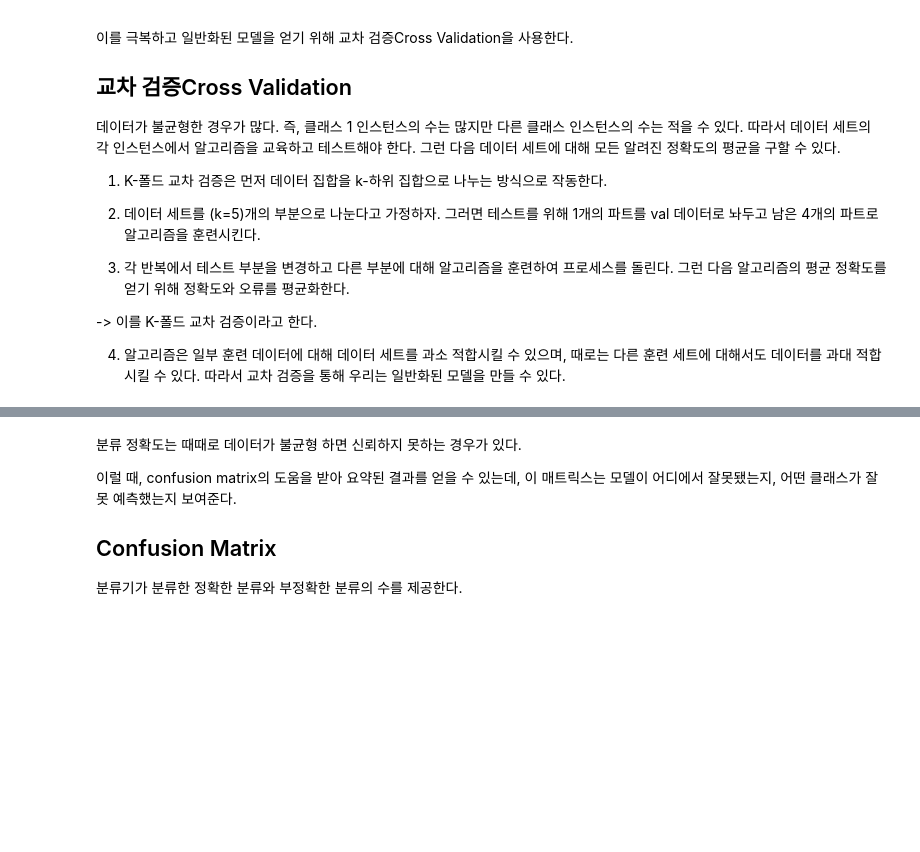
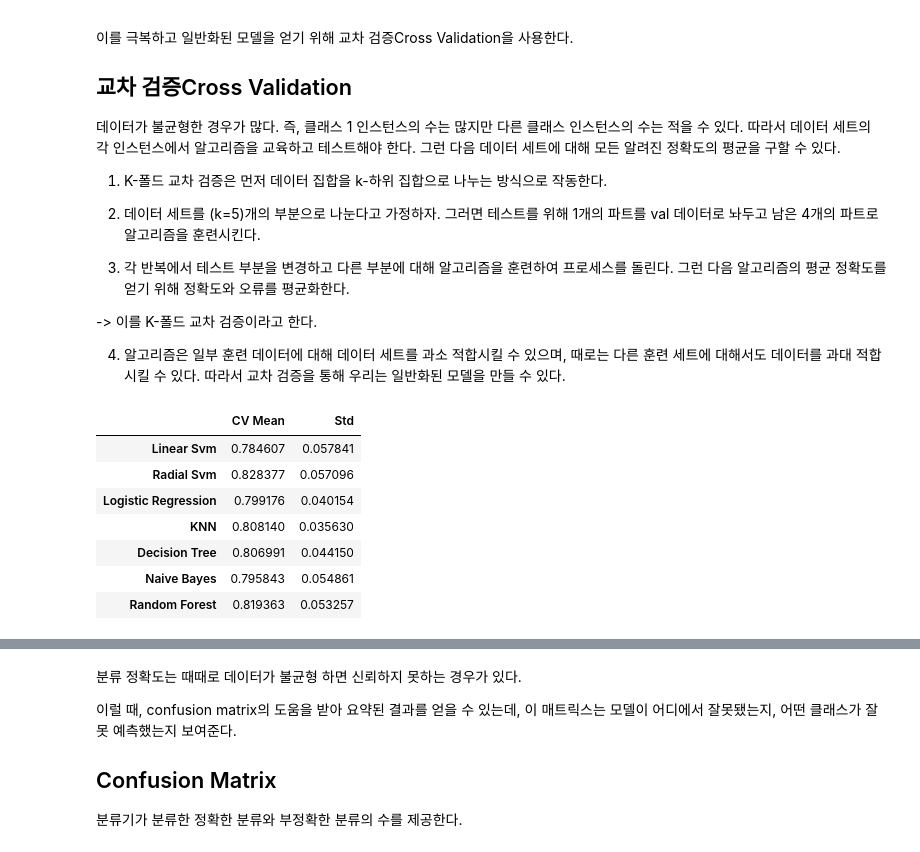
Before and after one commit to HANSOYE/kaggle_practice, a Jupyter notebook: dietanic.ipynb, the cells around one changed output, grey strips where cells are left out. Drawn from its saved outputs; the diff is of its cells as text; code cells hidden in the pictures; blank space fills up the shorter version.

```diff
--- a/dietanic.ipynb
+++ b/dietanic.ipynb
@@ -58,6 +58,6 @@ import warnings
 warnings.filterwarnings('ignore')
 %matplotlib inline
 # %%
-data=pd.read_csv('/kaggle/input/titanic/train.csv')
+data=pd.read_csv('~/aiffel/kaggle_practice/train.csv')
 # %%
 data.head()
@@ -745,23 +948,32 @@ print('The accuracy of the Random Forests is', metrics.accuracy_score(prediction
 # %%
 from sklearn.model_selection import KFold #for K-fold cross validation
 from sklearn.model_selection import cross_val_score #score evaluation
 from sklearn.model_selection import cross_val_predict #prediction
-kfold = KFold(n_splits = 10, random_state = 22) #K=10, split the data into 10 equal parts
+kfold = KFold(n_splits = 10, random_state = 22, shuffle=True) #K=10, split the data into 10 equal parts
 
 xyz = []
 accuracy = []
 std = []
 classifiers = ['Linear Svm', 'Radial Svm', 'Logistic Regression', 'KNN', 'Decision Tree', 'Naive Bayes', 'Random Forest']
 models = [svm.SVC(kernel = 'linear'), svm.SVC(kernel = 'rbf'), LogisticRegression(), KNeighborsClassifier(n_neighbors = 9), DecisionTreeClassifier(), GaussianNB(), RandomForestClassifier(n_estimators = 100)]
 for i in models:
     model = i
     cv_result = cross_val_score(model, X, Y, cv = kfold, scoring = 'accuracy')
     cv_result = cv_result
     xyz.append(cv_result.mean())
     std.append(cv_result.std())
     accuracy.append(cv_result)
 new_models_dataframe2 = pd.DataFrame({'CV Mean': xyz, 'Std': std}, index = classifiers)
 new_models_dataframe2
+# %% [output]
+|  | CV Mean | Std |
+| Linear Svm | 0.784607 | 0.057841 |
+| Radial Svm | 0.828377 | 0.057096 |
+| Logistic Regression | 0.799176 | 0.040154 |
+| KNN | 0.808140 | 0.035630 |
+| Decision Tree | 0.806991 | 0.044150 |
+| Naive Bayes | 0.795843 | 0.054861 |
+| Random Forest | 0.819363 | 0.053257 |
 # %%
 plt.subplots(figsize = (12, 6))
 box = pd.DataFrame(accuracy, index = [classifiers])
```
Also changed, not shown: parts of 65 cells of this notebook.
